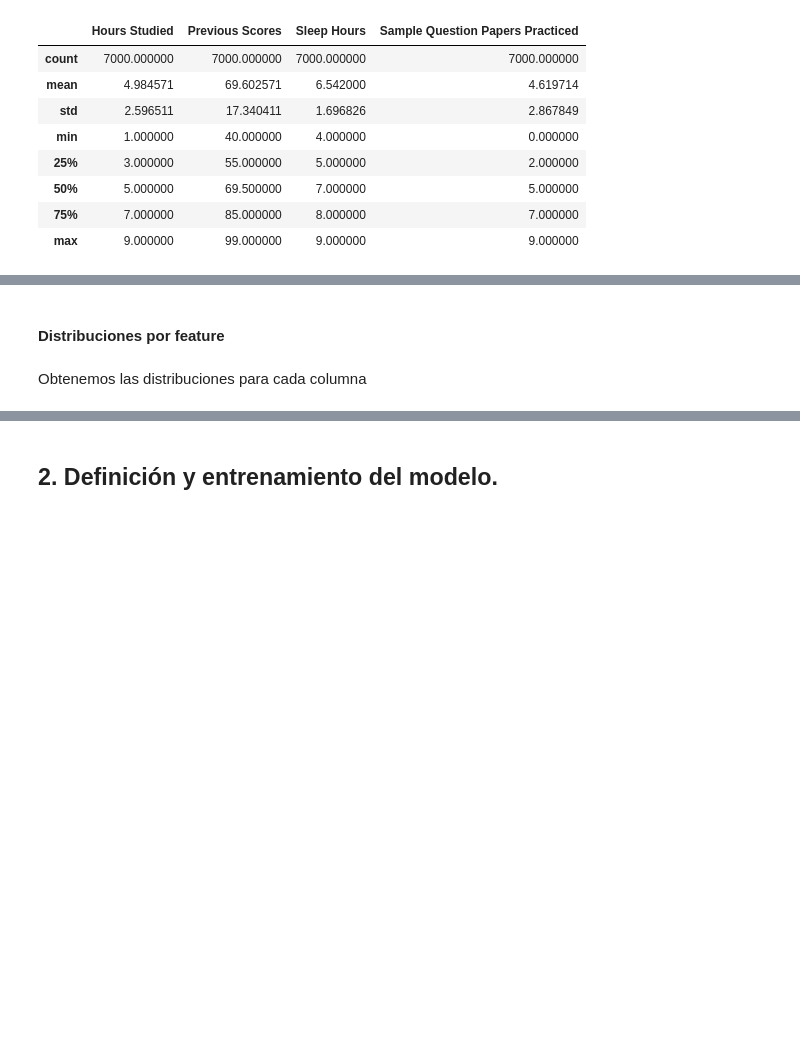
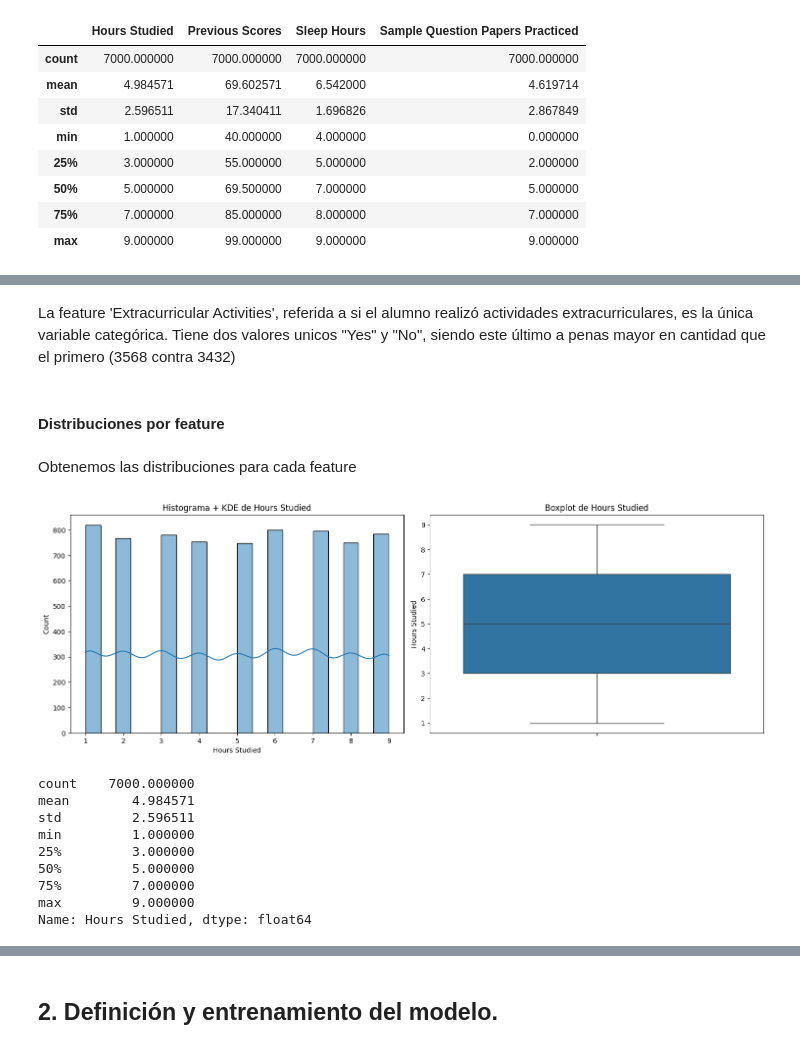
Before and after one commit to julilc/NN_Examples, a Jupyter notebook: NN_Students_Scores/students_scores.ipynb, the cells around one changed output, grey strips where cells are left out. Drawn from its saved outputs; the diff is of its cells as text; code cells hidden in the pictures; blank space fills up the shorter version.

```diff
--- a/NN_Students_Scores/students_scores.ipynb
+++ b/NN_Students_Scores/students_scores.ipynb
@@ -229,4 +261,19 @@ plot_distribution(X_train, 'Extracurricular Activities')
+# %% [markdown]
+La feature 'Extracurricular Activities', referida a si el alumno realizó actividades extracurriculares, es la única variable categórica. Tiene dos valores unicos "Yes" y "No", siendo este último a penas mayor en cantidad que el primero (3568 contra 3432)
 # %% [markdown]
 #### Distribuciones por feature
 # %% [markdown]
-Obtenemos las distribuciones para cada columna
+Obtenemos las distribuciones para cada feature
+# %%
+plot_distribution(X_train,'Hours Studied')
+# %% [output]
+[figure, added]
+count    7000.000000
+mean        4.984571
+std         2.596511
+min         1.000000
+25%         3.000000
+50%         5.000000
+75%         7.000000
+max         9.000000
+Name: Hours Studied, dtype: float64
```
Also changed, not shown: parts of 33 cells of this notebook.
